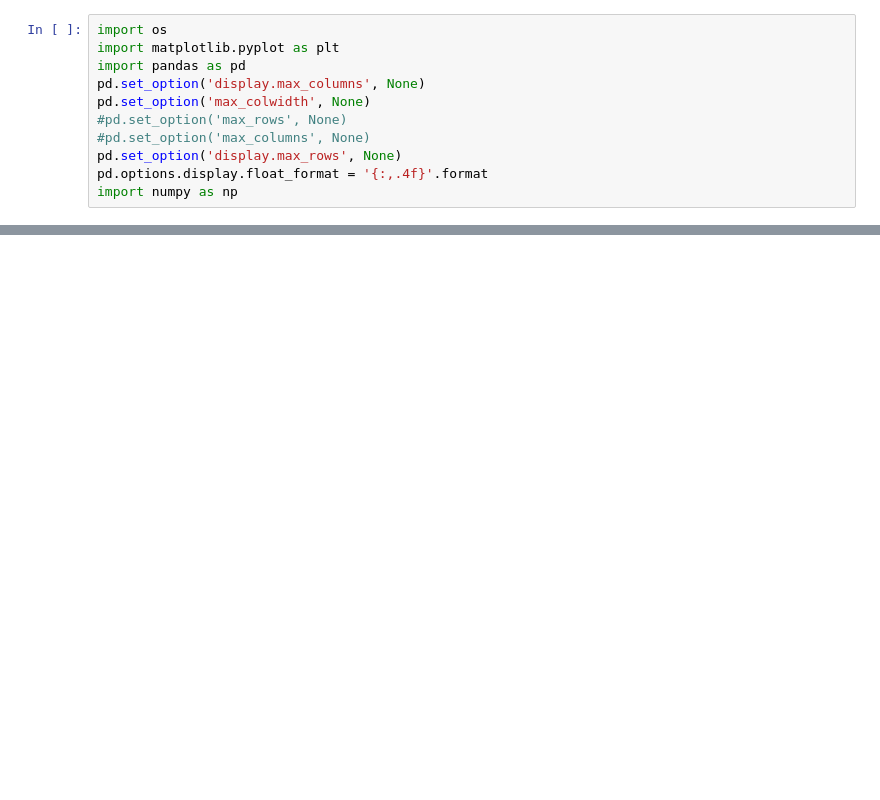
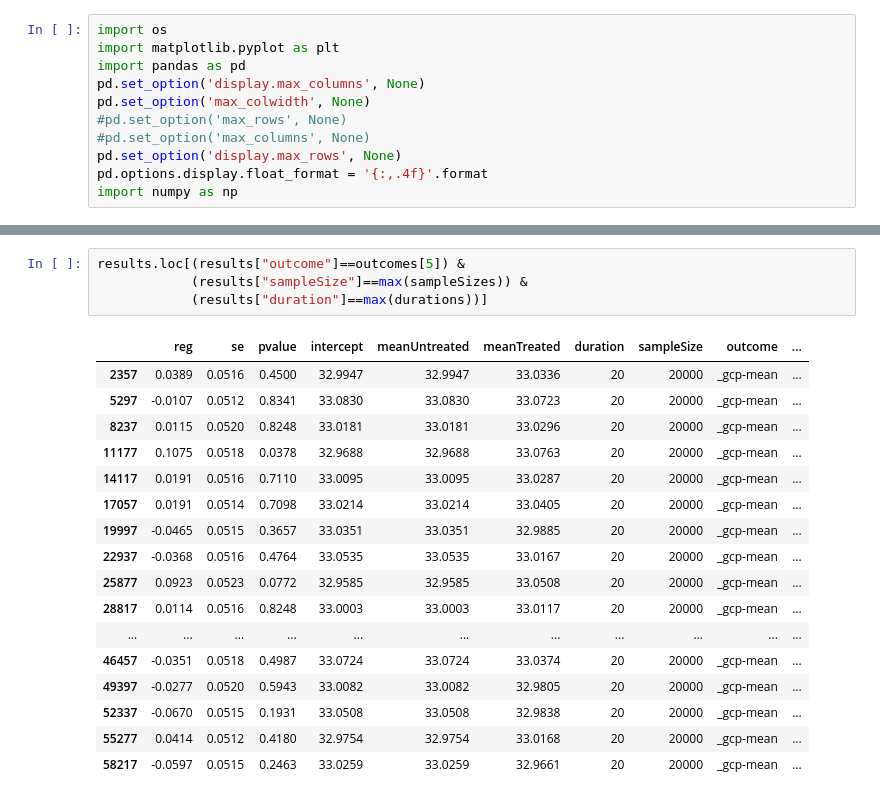
Before and after one commit to deligkaris/microsimNotebooks, a Jupyter notebook: convergenceOfTrialsetResults.ipynb, the cells around one changed output, grey strips where cells are left out. Drawn from its saved outputs; the diff is of its cells as text; blank space fills up the shorter version.

```diff
--- a/convergenceOfTrialsetResults.ipynb
+++ b/convergenceOfTrialsetResults.ipynb
@@ -49,0 +165,22 @@ results.loc[results["sampleSize"]==50000].head(50)
+# %%
+results.loc[(results["outcome"]==outcomes[5]) &
+            (results["sampleSize"]==max(sampleSizes)) &
+            (results["duration"]==max(durations))]
+# %% [output]
+|  | reg | se | pvalue | intercept | meanUntreated | meanTreated | duration | sampleSize | outcome | ... |
+| 2357 | 0.0389 | 0.0516 | 0.4500 | 32.9947 | 32.9947 | 33.0336 | 20 | 20000 | _gcp-mean | ... |
+| 5297 | -0.0107 | 0.0512 | 0.8341 | 33.0830 | 33.0830 | 33.0723 | 20 | 20000 | _gcp-mean | ... |
+| 8237 | 0.0115 | 0.0520 | 0.8248 | 33.0181 | 33.0181 | 33.0296 | 20 | 20000 | _gcp-mean | ... |
+| 11177 | 0.1075 | 0.0518 | 0.0378 | 32.9688 | 32.9688 | 33.0763 | 20 | 20000 | _gcp-mean | ... |
+| 14117 | 0.0191 | 0.0516 | 0.7110 | 33.0095 | 33.0095 | 33.0287 | 20 | 20000 | _gcp-mean | ... |
+| 17057 | 0.0191 | 0.0514 | 0.7098 | 33.0214 | 33.0214 | 33.0405 | 20 | 20000 | _gcp-mean | ... |
+| 19997 | -0.0465 | 0.0515 | 0.3657 | 33.0351 | 33.0351 | 32.9885 | 20 | 20000 | _gcp-mean | ... |
+| 22937 | -0.0368 | 0.0516 | 0.4764 | 33.0535 | 33.0535 | 33.0167 | 20 | 20000 | _gcp-mean | ... |
+| 25877 | 0.0923 | 0.0523 | 0.0772 | 32.9585 | 32.9585 | 33.0508 | 20 | 20000 | _gcp-mean | ... |
+| 28817 | 0.0114 | 0.0516 | 0.8248 | 33.0003 | 33.0003 | 33.0117 | 20 | 20000 | _gcp-mean | ... |
+| ... | ... | ... | ... | ... | ... | ... | ... | ... | ... | ... |
+| 46457 | -0.0351 | 0.0518 | 0.4987 | 33.0724 | 33.0724 | 33.0374 | 20 | 20000 | _gcp-mean | ... |
+| 49397 | -0.0277 | 0.0520 | 0.5943 | 33.0082 | 33.0082 | 32.9805 | 20 | 20000 | _gcp-mean | ... |
+| 52337 | -0.0670 | 0.0515 | 0.1931 | 33.0508 | 33.0508 | 32.9838 | 20 | 20000 | _gcp-mean | ... |
+| 55277 | 0.0414 | 0.0512 | 0.4180 | 32.9754 | 32.9754 | 33.0168 | 20 | 20000 | _gcp-mean | ... |
+| 58217 | -0.0597 | 0.0515 | 0.2463 | 33.0259 | 33.0259 | 32.9661 | 20 | 20000 | _gcp-mean | ... |
```
Also changed, not shown: parts of 21 cells of this notebook, 4 other files.
